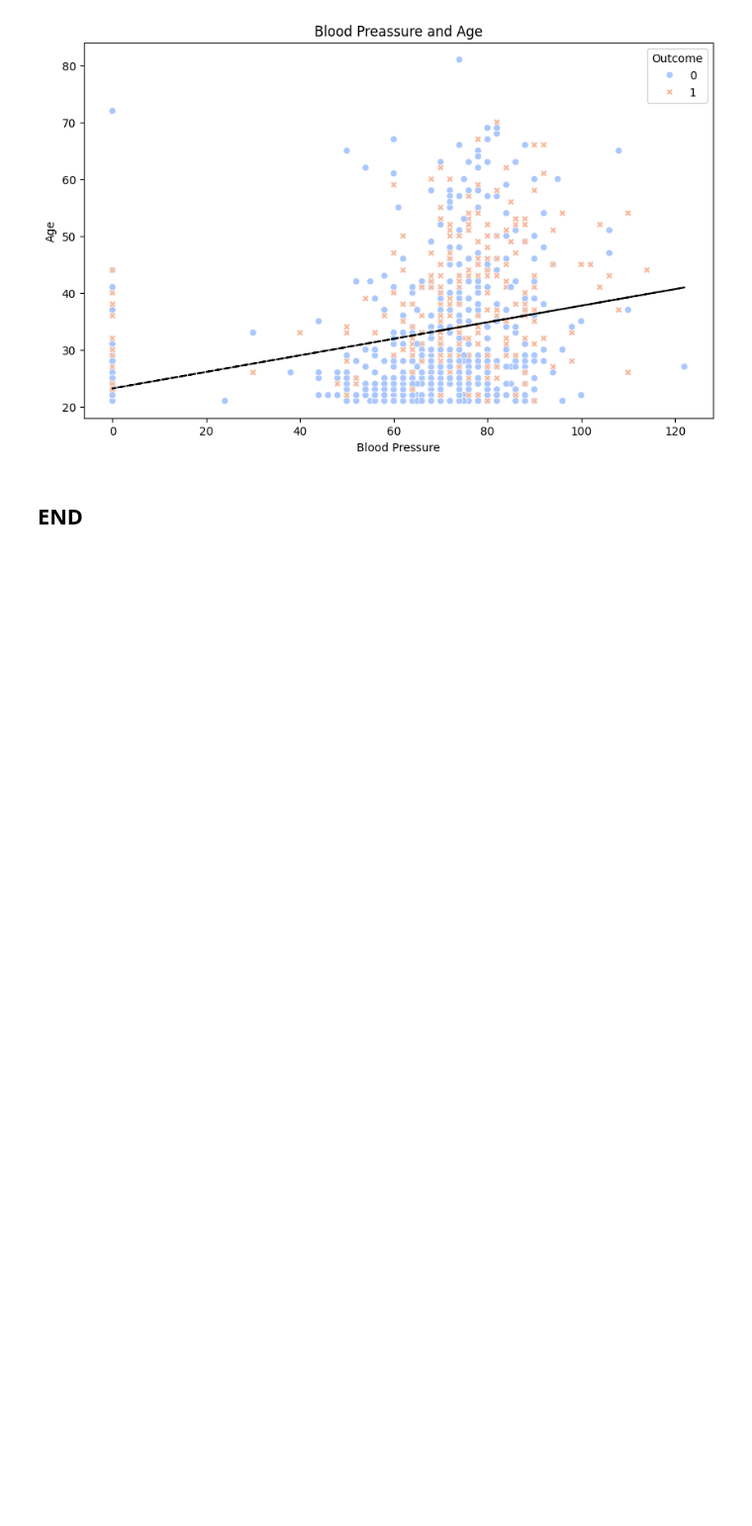
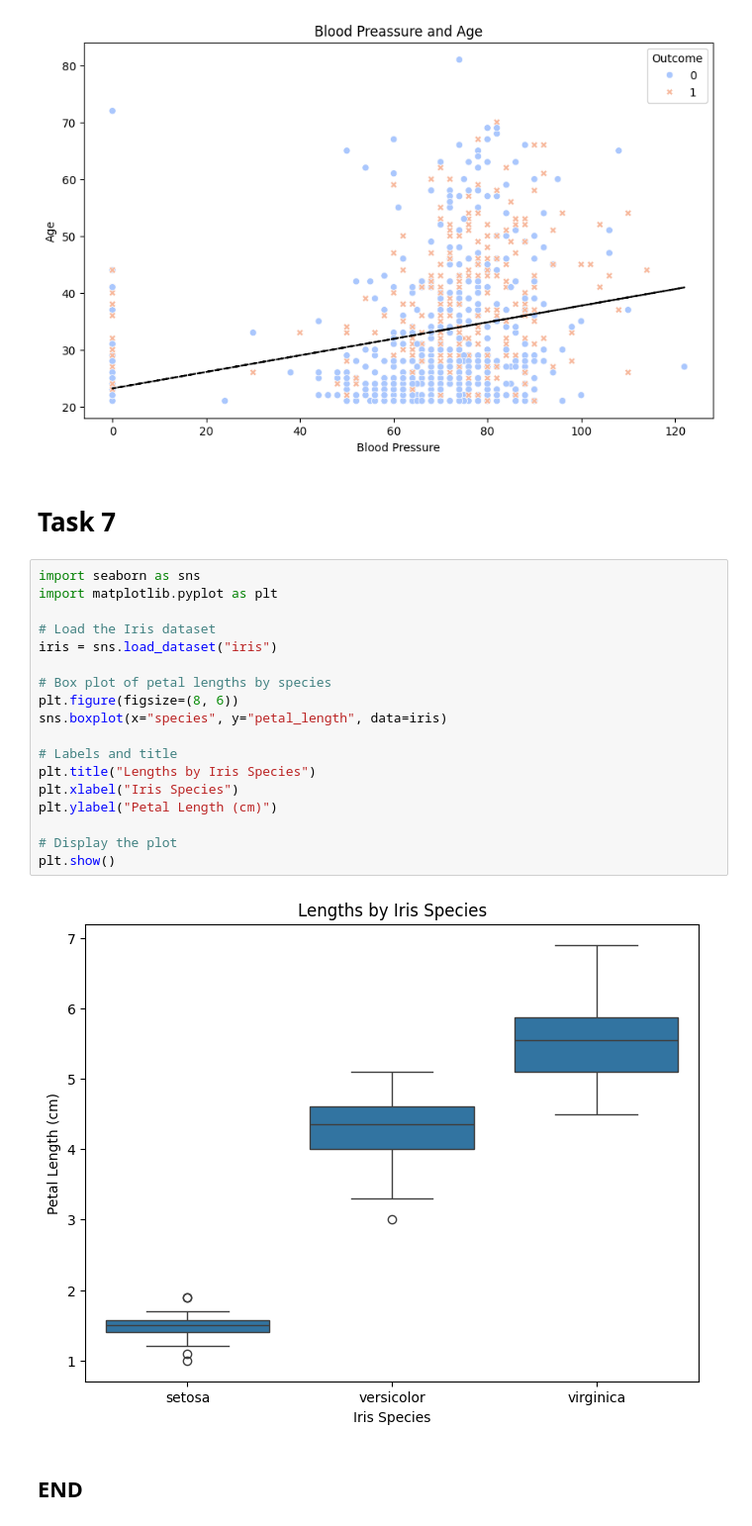
Before and after one commit to IgnacioRiboldi/principles_of_data_analytics, a Jupyter notebook: tasks.ipynb, the cells around one changed output. Shown at 99% size. Cells and saved outputs as stored; diff of their text form; blank space fills up the shorter version.

Commit message:
Task 7

```diff
--- a/tasks.ipynb
+++ b/tasks.ipynb
@@ -301,5 +301,27 @@ plt.ylabel('Age')
 plt.show()
 # %% [output]
 [figure]
+# %% [markdown]
+# Task 7
+# %%
+import seaborn as sns
+import matplotlib.pyplot as plt
+
+# Load the Iris dataset
+iris = sns.load_dataset("iris")
+
+# Box plot of petal lengths by species
+plt.figure(figsize=(8, 6))
+sns.boxplot(x="species", y="petal_length", data=iris)
+
+# Labels and title
+plt.title("Lengths by Iris Species")
+plt.xlabel("Iris Species")
+plt.ylabel("Petal Length (cm)")
+
+# Display the plot
+plt.show()
+# %% [output]
+[figure, added]
 # %% [markdown]
 ## END
```
Also changed, not shown: parts of 1 cell of this notebook.
